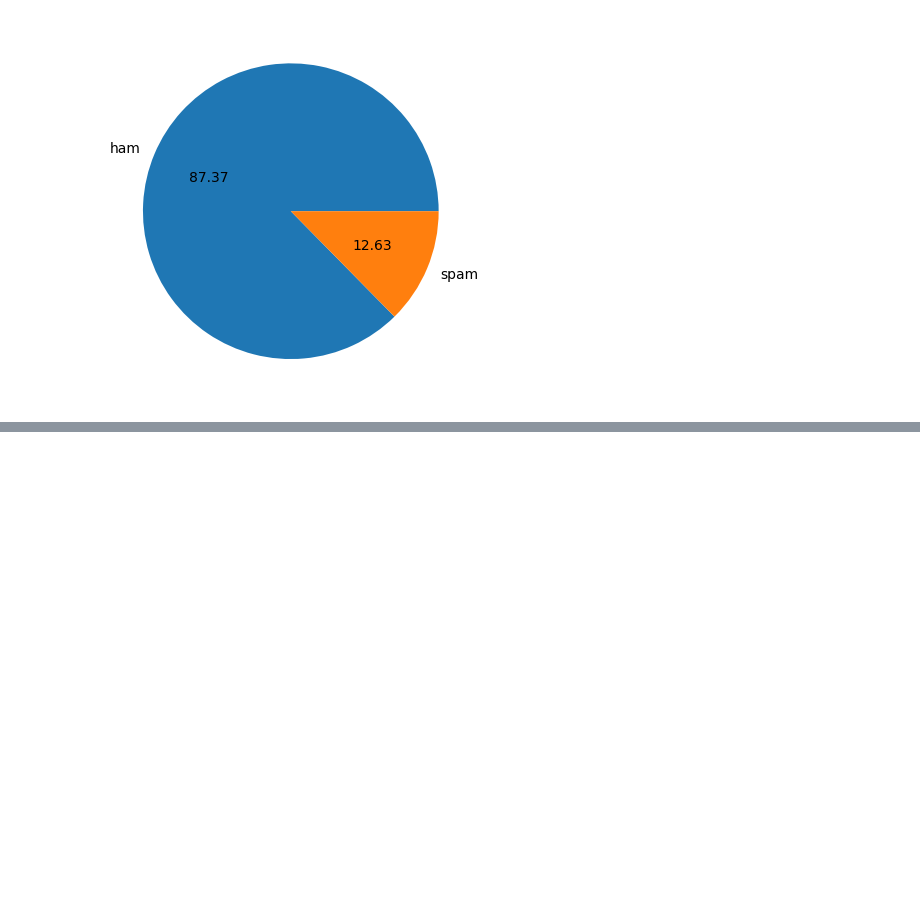
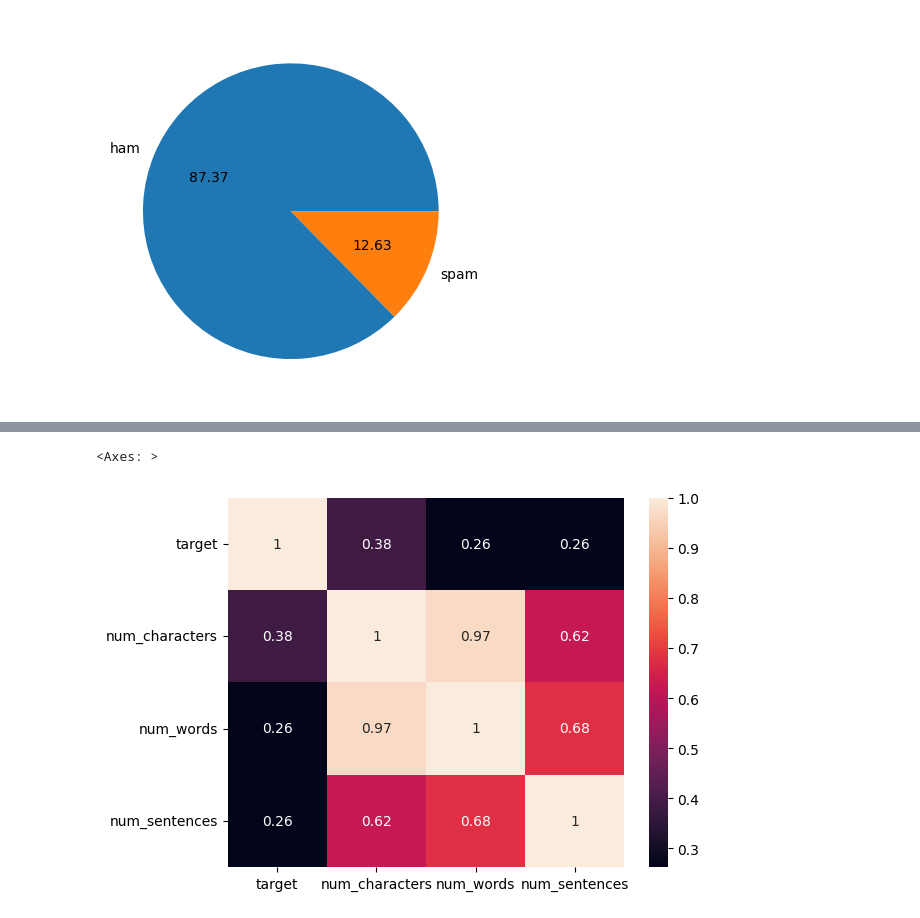
Before and after one commit to Sumangiri1312/ML-Projects, a Jupyter notebook: SMS-Spam-Detection/sms-spam-detection.ipynb, the cells around one changed output, grey strips where cells are left out. Cells and saved outputs as stored; diff of their text form; code cells hidden in the pictures; blank space fills up the shorter version.

```diff
--- a/SMS-Spam-Detection/sms-spam-detection.ipynb
+++ b/SMS-Spam-Detection/sms-spam-detection.ipynb
@@ -122,0 +252,5 @@ plt.show()
+# %%
+sns.heatmap(df[['target','num_characters', 'num_words', 'num_sentences']].corr(),annot=True)
+# %% [output]
+<Axes: >
+[figure, added]
```
Also changed, not shown: parts of 78 cells of this notebook, 2 other files.
